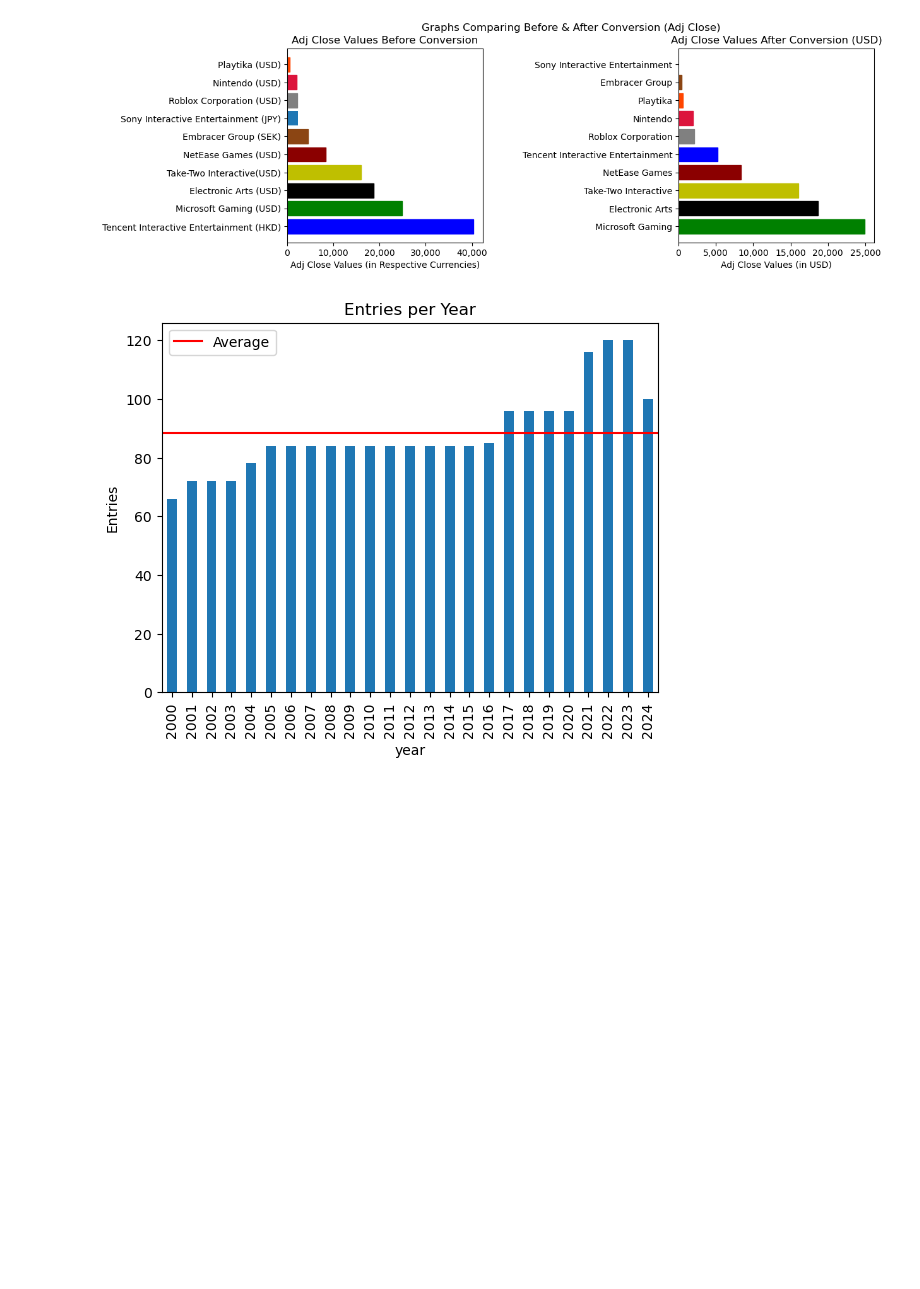
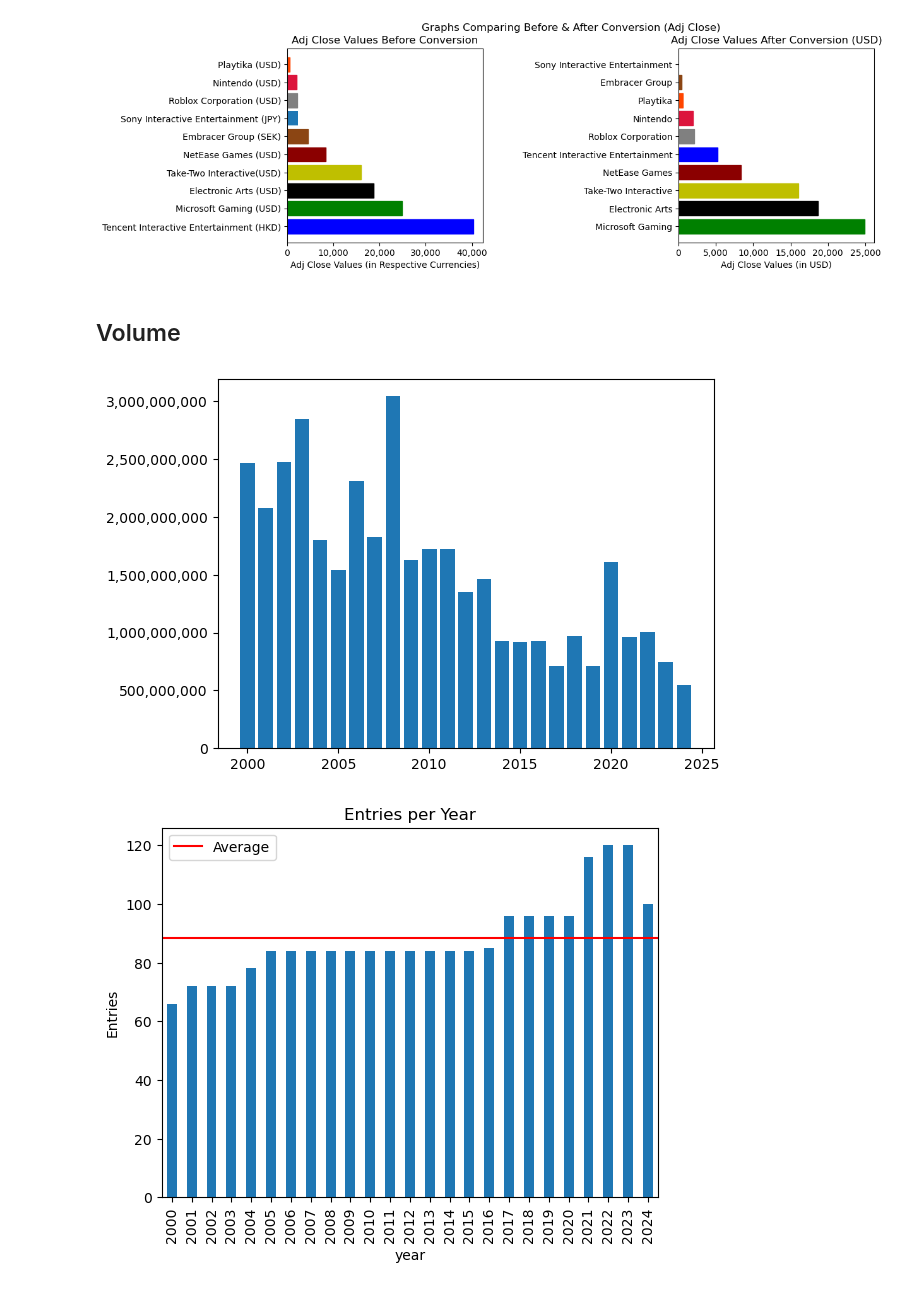
Before and after one commit to Djohnson1313/gaming_company_stocks_analysis, a Jupyter notebook: gaming_stocks_analysis.ipynb, the cells around one changed output. Drawn from its saved outputs; the diff is of its cells as text; code cells hidden in the pictures; blank space fills up the shorter version.

```diff
--- a/gaming_stocks_analysis.ipynb
+++ b/gaming_stocks_analysis.ipynb
@@ -1061,6 +1062,21 @@ fig.suptitle('Graphs Comparing Before & After Conversion (Adj Close)')
 plt.show();
 # %% [output]
 [figure]
+# %% [markdown]
+## Volume
+# %%
+warnings.filterwarnings('ignore')
+fig, ax = plt.subplots()
+
+df_vol = df.sort_values('year')
+ax.bar(df_vol['year'], df_vol['Volume'])
+current_values = plt.gca().get_yticks()
+plt.gca().set_yticklabels(['{:.0f}'.format(x) for x in current_values])
+ax.get_yaxis().set_major_formatter(
+    plt.FuncFormatter(lambda x, p: format(int(x), ','))) # format labels
+plt.show();
+# %% [output]
+[figure, added]
 # %%
 df['Date'] = pd.to_datetime(df['Date'])
 df['year'] = df['Date'].dt.year
```
Also changed, not shown: parts of 1 cell of this notebook.
